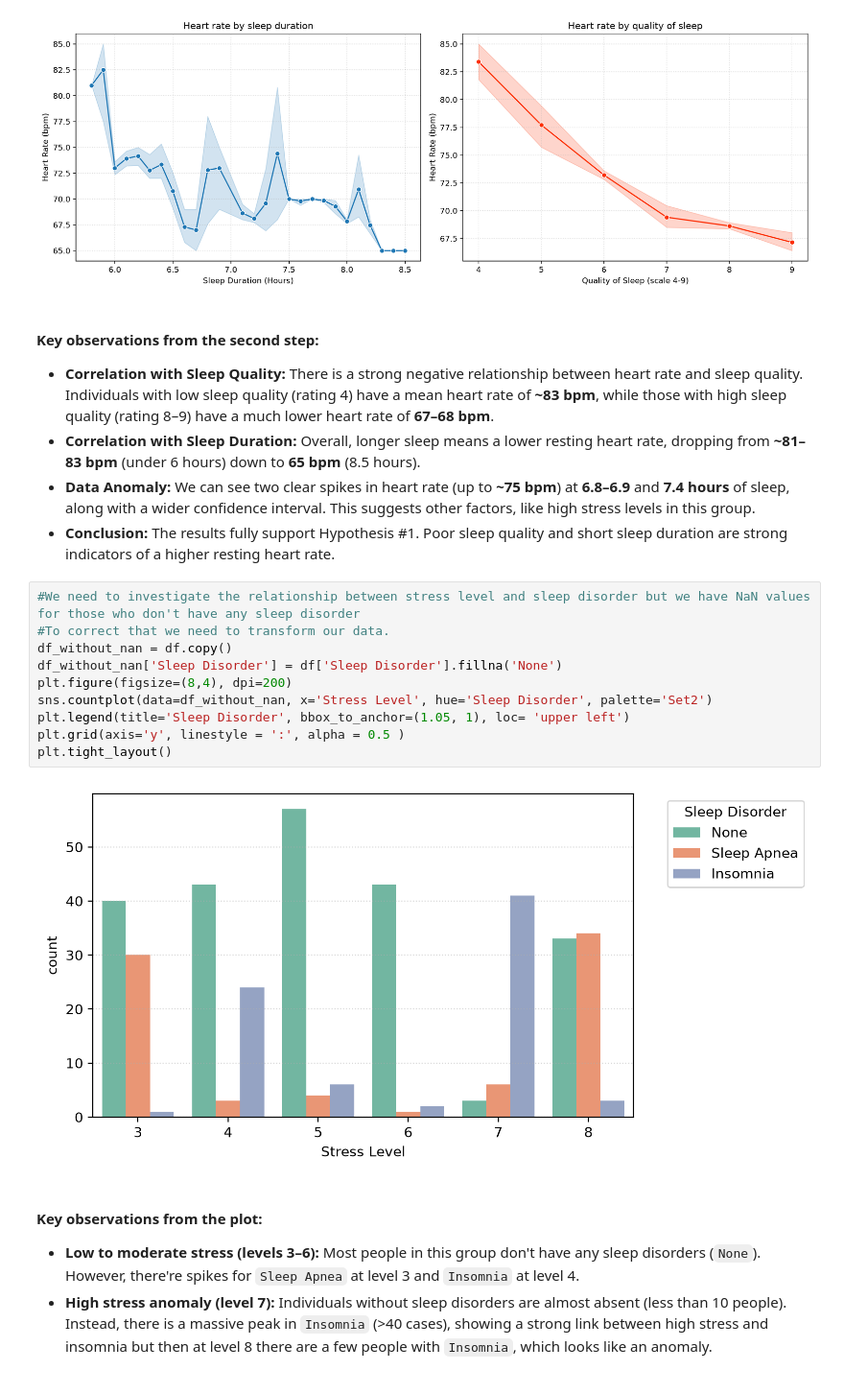
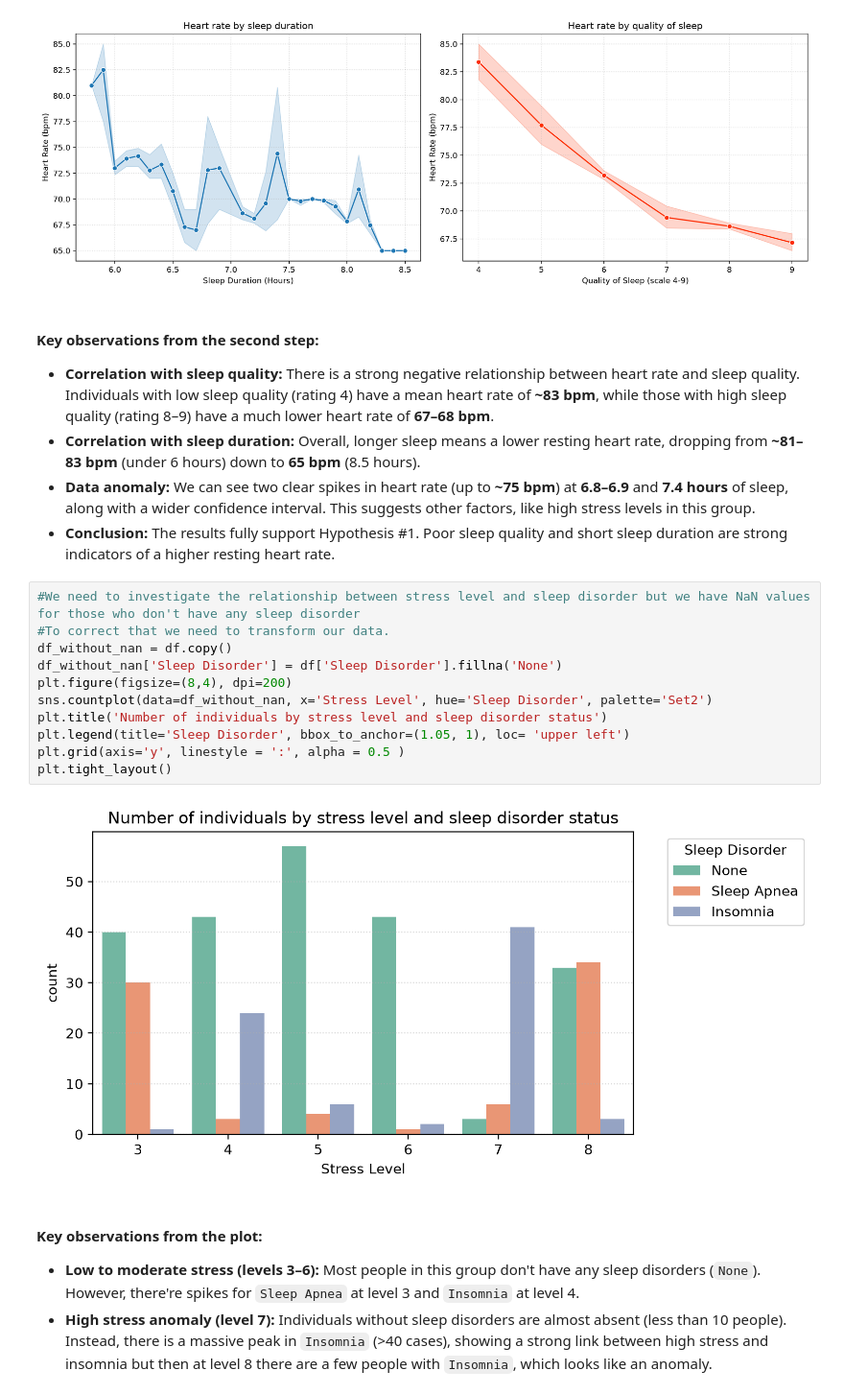
Before and after one commit to SabinaSid/Welness_sleep_analysis, a Jupyter notebook: Notebooks/eda_sleep_analysis.ipynb, the cells around one changed output. Shown at 96% size. Drawn from its saved outputs; the diff is of its cells as text.

```diff
--- a/Notebooks/eda_sleep_analysis.ipynb
+++ b/Notebooks/eda_sleep_analysis.ipynb
@@ -193,22 +195,23 @@ plt.tight_layout()
 # %% [markdown]
 #### Key observations from the second step:
 
-*   **Correlation with Sleep Quality:** There is a strong negative relationship between heart rate and sleep quality. Individuals with low sleep quality (rating 4) have a mean heart rate of **~83 bpm**, while those with high sleep quality (rating 8–9) have a much lower heart rate of **67–68 bpm**.
-*   **Correlation with Sleep Duration:** Overall, longer sleep means a lower resting heart rate, dropping from **~81–83 bpm** (under 6 hours) down to **65 bpm** (8.5 hours).
-*   **Data Anomaly:** We can see two clear spikes in heart rate (up to **~75 bpm**) at **6.8–6.9** and **7.4 hours** of sleep, along with a wider confidence interval. This suggests other factors, like high stress levels in this group.
+*   **Correlation with sleep quality:** There is a strong negative relationship between heart rate and sleep quality. Individuals with low sleep quality (rating 4) have a mean heart rate of **~83 bpm**, while those with high sleep quality (rating 8–9) have a much lower heart rate of **67–68 bpm**.
+*   **Correlation with sleep duration:** Overall, longer sleep means a lower resting heart rate, dropping from **~81–83 bpm** (under 6 hours) down to **65 bpm** (8.5 hours).
+*   **Data anomaly:** We can see two clear spikes in heart rate (up to **~75 bpm**) at **6.8–6.9** and **7.4 hours** of sleep, along with a wider confidence interval. This suggests other factors, like high stress levels in this group.
 *   **Conclusion:** The results fully support Hypothesis #1. Poor sleep quality and short sleep duration are strong indicators of a higher resting heart rate.
 # %%
 #We need to investigate the relationship between stress level and sleep disorder but we have NaN values for those who don't have any sleep disorder
 #To correct that we need to transform our data.
 df_without_nan = df.copy()
 df_without_nan['Sleep Disorder'] = df['Sleep Disorder'].fillna('None')
 plt.figure(figsize=(8,4), dpi=200)
 sns.countplot(data=df_without_nan, x='Stress Level', hue='Sleep Disorder', palette='Set2')
+plt.title('Number of individuals by stress level and sleep disorder status')
 plt.legend(title='Sleep Disorder', bbox_to_anchor=(1.05, 1), loc= 'upper left')
 plt.grid(axis='y', linestyle = ':', alpha = 0.5 )
 plt.tight_layout()
 # %% [output]
-[figure, old version]
+[figure, new version]
 # %% [markdown]
 #### Key observations from the plot:
 
```
Also changed, not shown: parts of 6 cells of this notebook.
